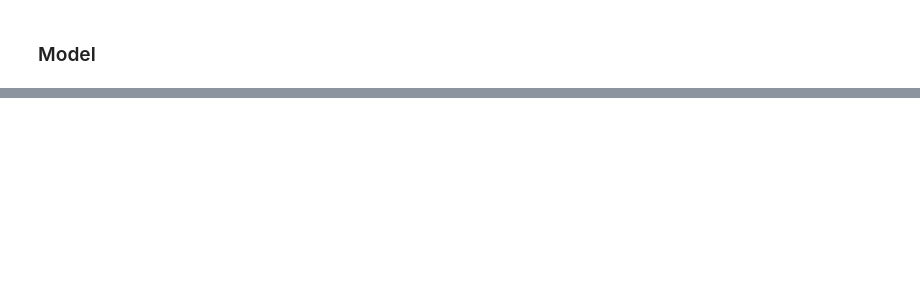
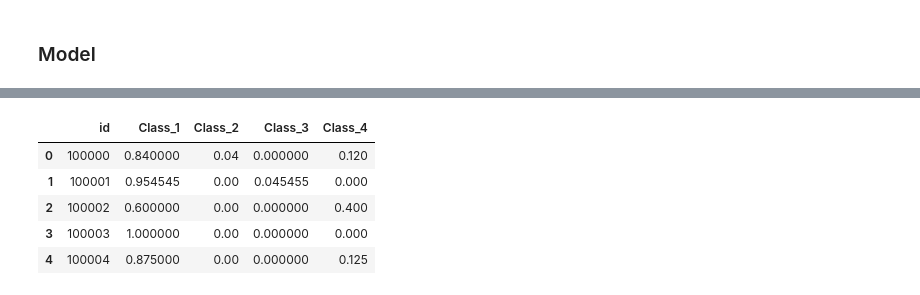
Before and after one commit to juan-ivan-NV/JI_Kaggle_Competitions, a Jupyter notebook: Tabular_Playground_Series/TPS_May_2021_H2O_PyCaret.ipynb, the cells around one changed output, grey strips where cells are left out. Cells and saved outputs as stored; diff of their text form; code cells hidden in the pictures; blank space fills up the shorter version.

Commit message:
first sumbmission H2o scaled and dim reduction

```diff
--- a/Tabular_Playground_Series/TPS_May_2021_H2O_PyCaret.ipynb
+++ b/Tabular_Playground_Series/TPS_May_2021_H2O_PyCaret.ipynb
@@ -296,0 +438,10 @@ px.scatter(train_2d_df,
+# %%
+submission.to_csv('h2o_automl_1200s_scaled_dr.csv', index=False)
+submission.head()
+# %% [output]
+|  | id | Class_1 | Class_2 | Class_3 | Class_4 |
+| 0 | 100000 | 0.840000 | 0.04 | 0.000000 | 0.120 |
+| 1 | 100001 | 0.954545 | 0.00 | 0.045455 | 0.000 |
+| 2 | 100002 | 0.600000 | 0.00 | 0.000000 | 0.400 |
+| 3 | 100003 | 1.000000 | 0.00 | 0.000000 | 0.000 |
+| 4 | 100004 | 0.875000 | 0.00 | 0.000000 | 0.125 |
```
Also changed, not shown: parts of 11 cells of this notebook, 1 other file.
